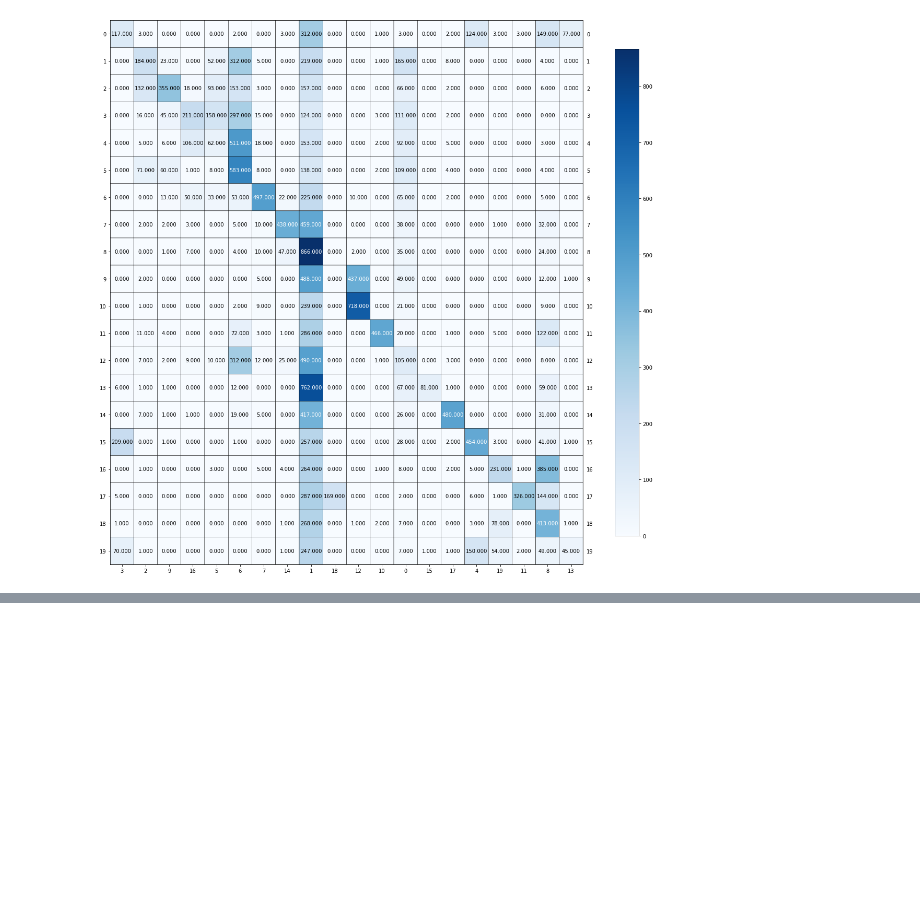
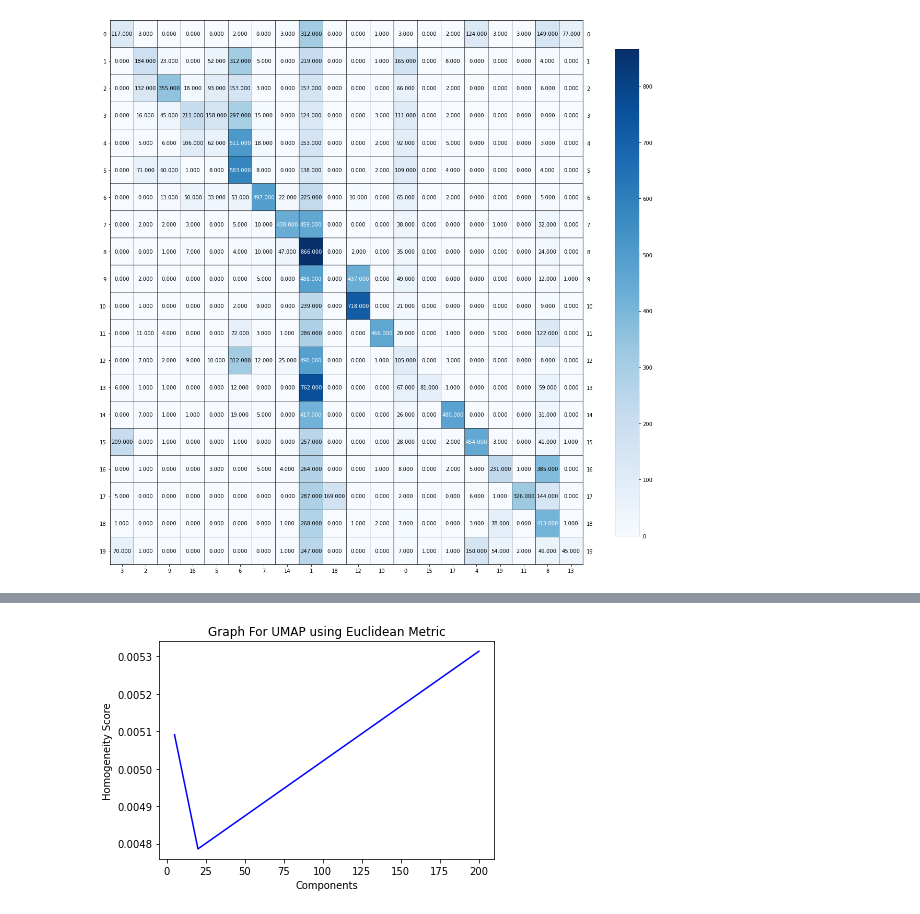
Before and after one commit to diplav09/Data-Representations-and-Clustering, a Jupyter notebook: Data_Representation_Clustering_Diplav.ipynb, the cells around one changed output, grey strips where cells are left out. Drawn from its saved outputs; the diff is of its cells as text; code cells hidden in the pictures; blank space fills up the shorter version.

```diff
--- a/Data_Representation_Clustering_Diplav.ipynb
+++ b/Data_Representation_Clustering_Diplav.ipynb
@@ -282,0 +333,10 @@ plot_mat(conf_mat[row[:, np.newaxis], colmn], xticklabels=colmn, yticklabels=row
+# %%
+plt.plot(n_comps, UMAP_Eucl_Homogeneity, color='b')
+
+plt.xlabel("Components")
+plt.ylabel("Homogeneity Score")
+plt.title("Graph For UMAP using Euclidean Metric")
+
+plt.show()
+# %% [output]
+[figure, added]
```
Also changed, not shown: parts of 43 cells of this notebook.
